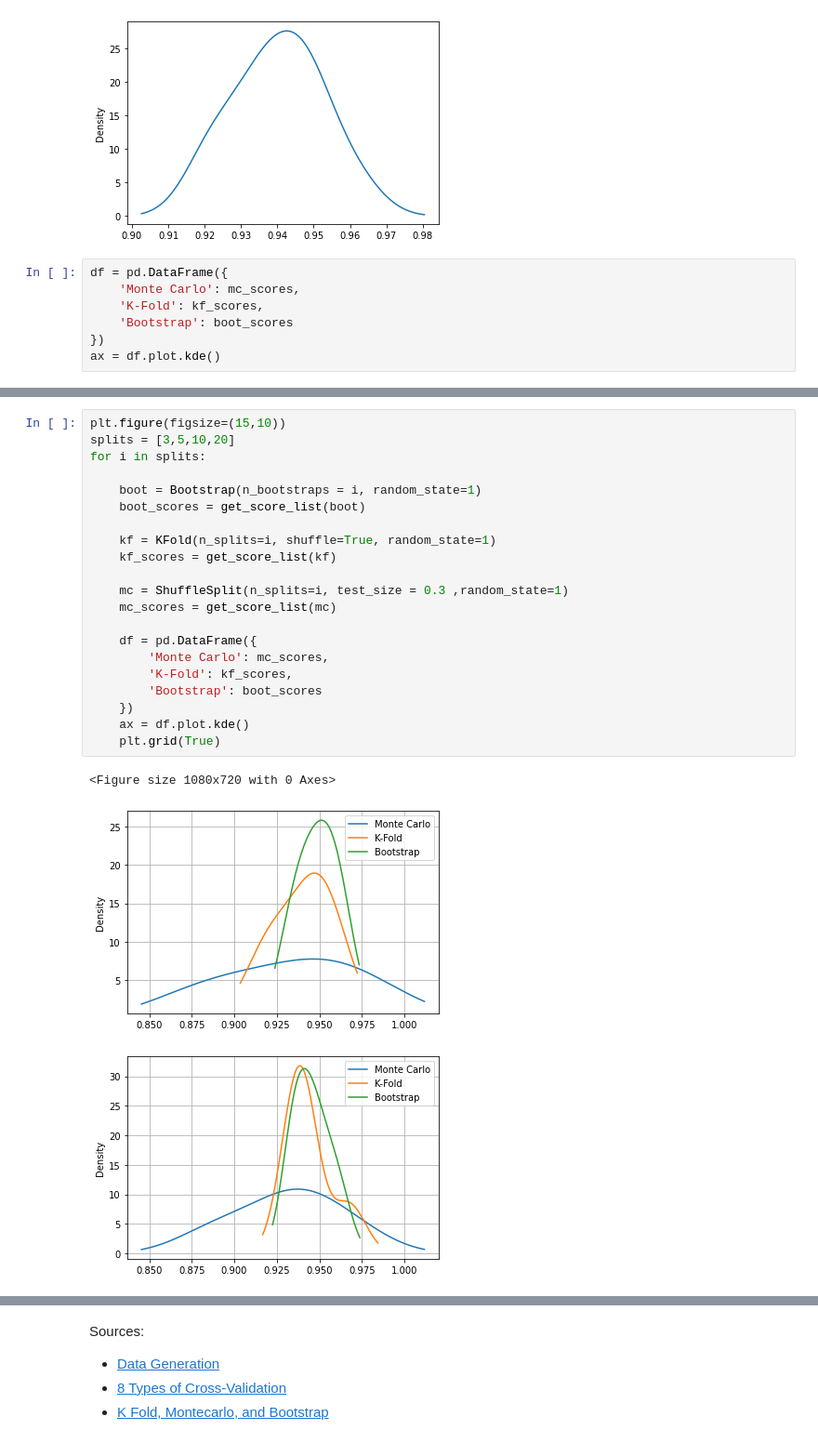
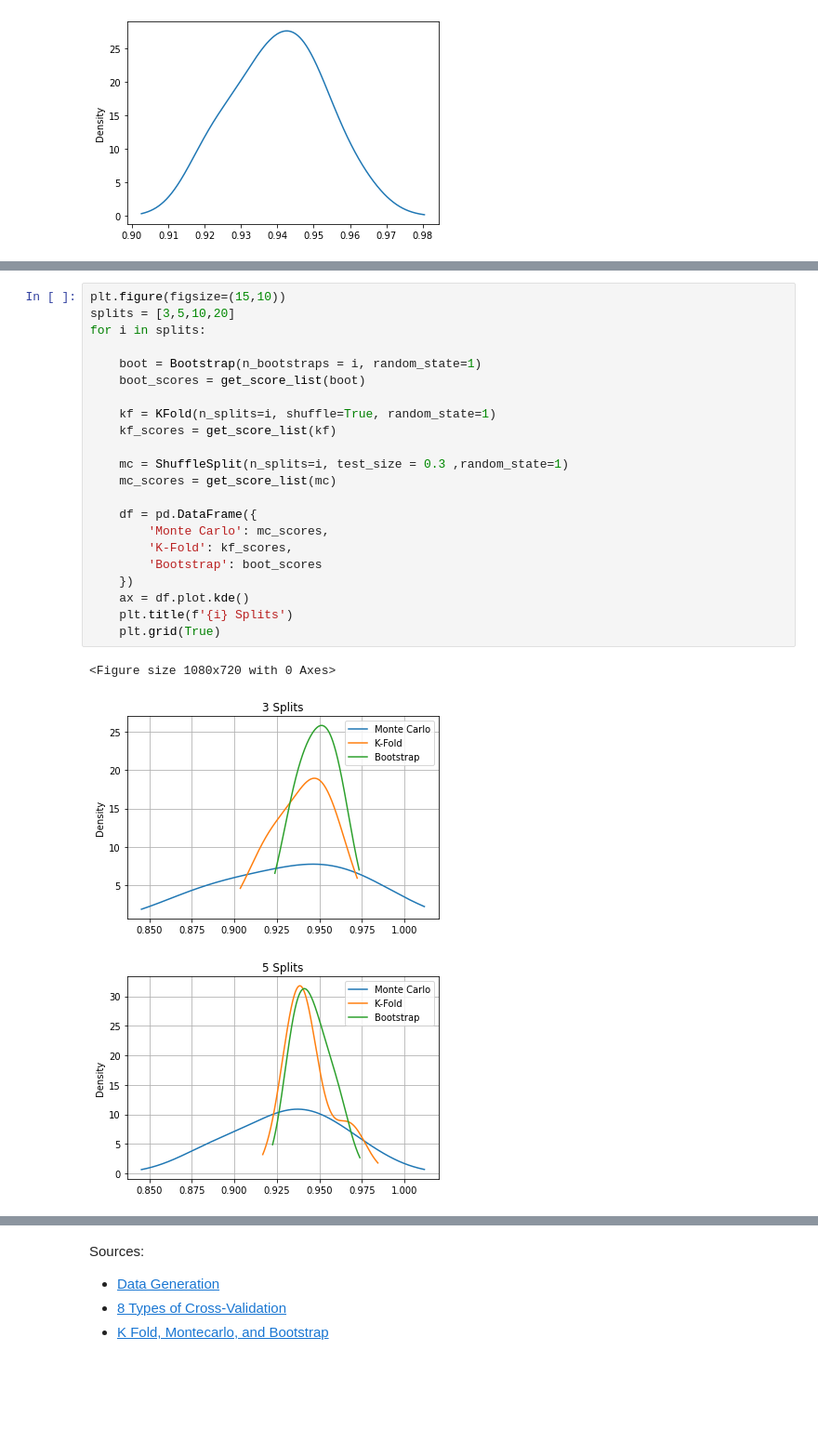
Before and after one commit to polinabee/stats-playground, a Jupyter notebook: stats_project.ipynb, the cells around one changed output, grey strips where cells are left out. Shown at 93% size. Saved outputs shown, nothing was run; the diff lists cells and outputs as text; blank space fills up the shorter version.

Commit message:
titles

```diff
--- a/stats_project.ipynb
+++ b/stats_project.ipynb
@@ -153,10 +153,3 @@ boot_scores = get_score_list(boot)
 ax = pd.Series(boot_scores).plot.kde()
 # %% [output]
 [figure]
-# %%
-df = pd.DataFrame({
-    'Monte Carlo': mc_scores,
-    'K-Fold': kf_scores,
-    'Bootstrap': boot_scores
-})
-ax = df.plot.kde()
@@ -165,25 +156,26 @@ ax = df.plot.kde()
 # %%
 plt.figure(figsize=(15,10))
 splits = [3,5,10,20]
 for i in splits:
 
     boot = Bootstrap(n_bootstraps = i, random_state=1)
     boot_scores = get_score_list(boot)
 
     kf = KFold(n_splits=i, shuffle=True, random_state=1)
     kf_scores = get_score_list(kf)
 
     mc = ShuffleSplit(n_splits=i, test_size = 0.3 ,random_state=1)
     mc_scores = get_score_list(mc)
 
     df = pd.DataFrame({
         'Monte Carlo': mc_scores,
         'K-Fold': kf_scores,
         'Bootstrap': boot_scores
     })
     ax = df.plot.kde()
+    plt.title(f'{i} Splits')
     plt.grid(True)
 # %% [output]
 <Figure size 1080x720 with 0 Axes>
-[figure, old version]
+[figure, new version]
-[figure, old version]
+[figure, new version]
```
Also changed, not shown: parts of 2 cells of this notebook.
